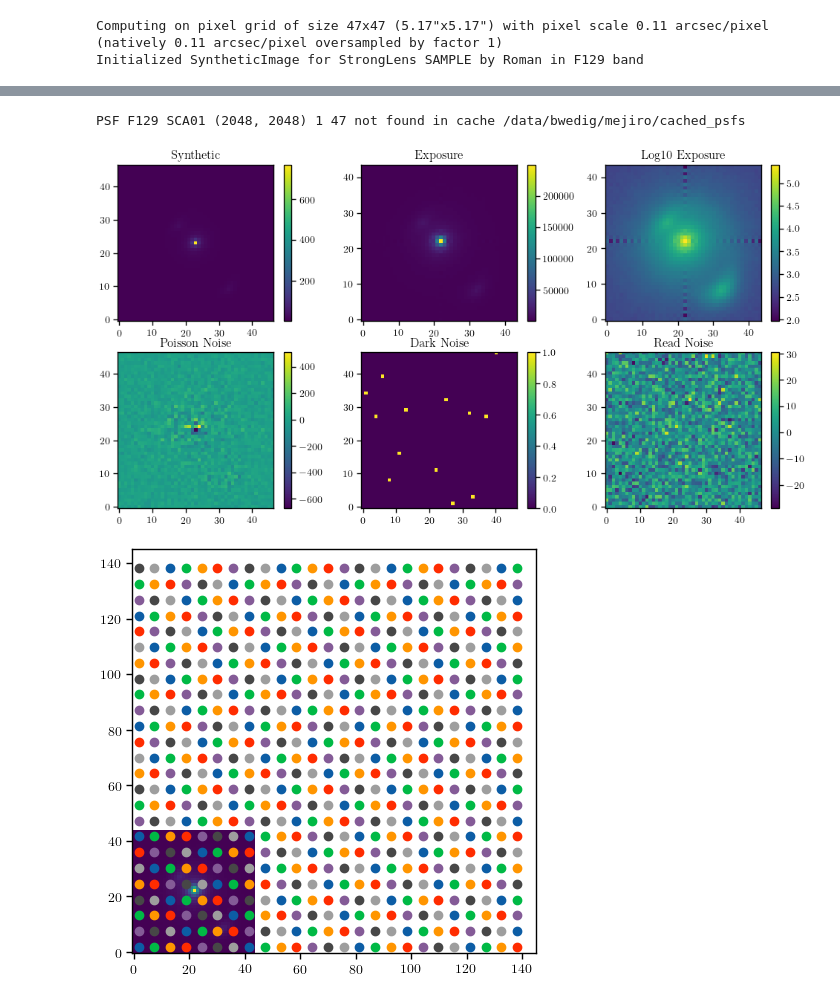
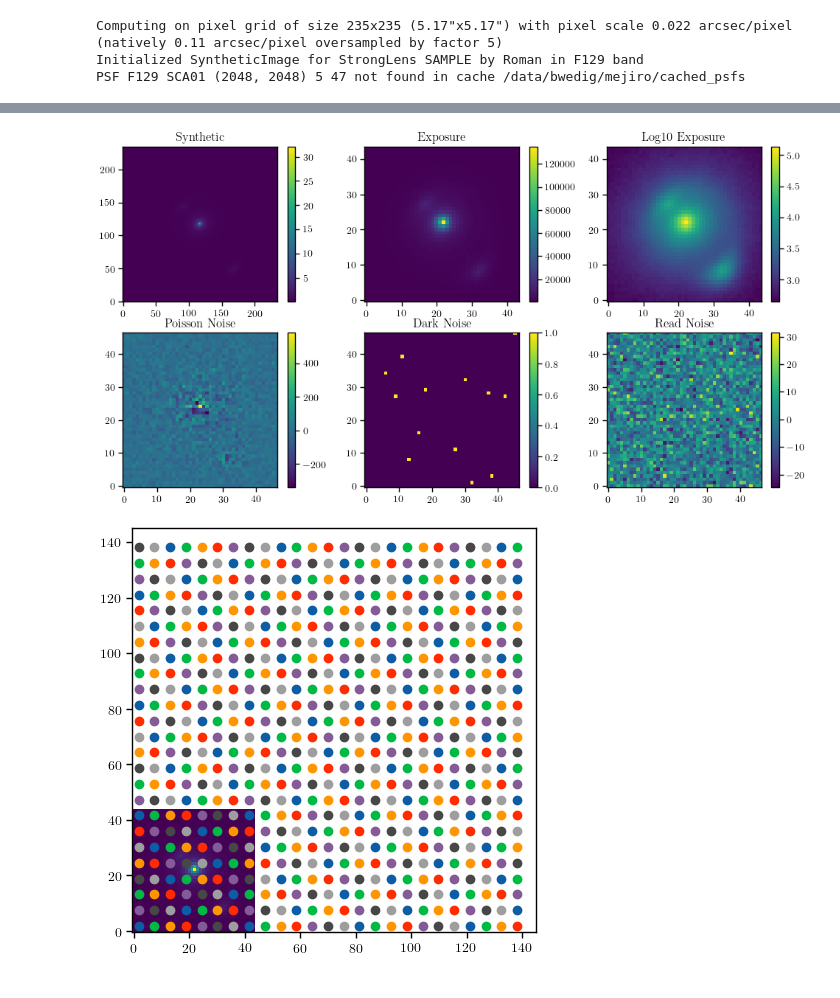
Before and after one commit to AstroMusers/mejiro, a Jupyter notebook: notebooks/hwo/lowest_detectable_subhalo_mass_roman.ipynb, the cells around one changed output, grey strips where cells are left out. Saved outputs shown, nothing was run; the diff lists cells and outputs as text; code cells hidden in the pictures.

```diff
--- a/notebooks/hwo/lowest_detectable_subhalo_mass_roman.ipynb
+++ b/notebooks/hwo/lowest_detectable_subhalo_mass_roman.ipynb
@@ -45,7 +45,7 @@ lens = SampleStrongLens()
 roman = Roman()
 band = 'F129'
 scene_size = 5  # arcsec
-oversample = 1
+oversample = 5
 exposure_time = 1000
 rng = galsim.UniformDeviate(42)
 
@@ -73,5 +73,6 @@ ax[1,1].set_title('Dark Noise')
 ax[1,2].set_title('Read Noise')
 plt.show()
 # %% [output]
-Computing on pixel grid of size 47x47 (5.17"x5.17") with pixel scale 0.11 arcsec/pixel (natively 0.11 arcsec/pixel oversampled by factor 1)
+Computing on pixel grid of size 235x235 (5.17"x5.17") with pixel scale 0.022 arcsec/pixel (natively 0.11 arcsec/pixel oversampled by factor 5)
 Initialized SyntheticImage for StrongLens SAMPLE by Roman in F129 band
+PSF F129 SCA01 (2048, 2048) 5 47 not found in cache /data/bwedig/mejiro/cached_psfs
@@ -80,5 +79,4 @@ Please consider updating pysiaf, e.g. pip install --upgrade pysiaf or conda upda
-PSF F129 SCA01 (2048, 2048) 1 47 not found in cache /data/bwedig/mejiro/cached_psfs
-[figure, old version]
+[figure, new version]
 # %%
 synth_no_subhalo.set_native_coords()
 
```
Also changed, not shown: parts of 1 cell of this notebook, 1 other file.
